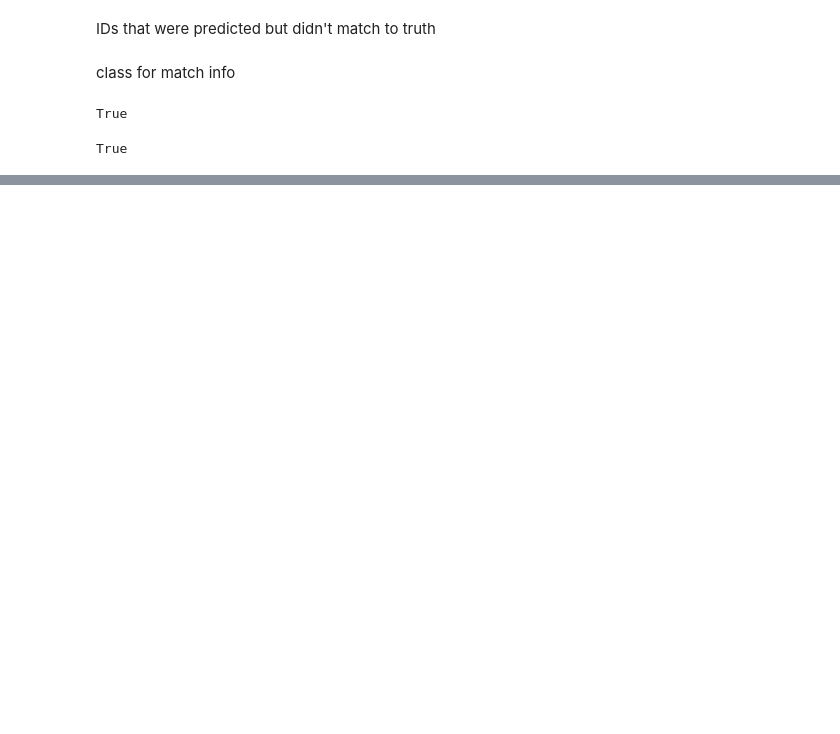
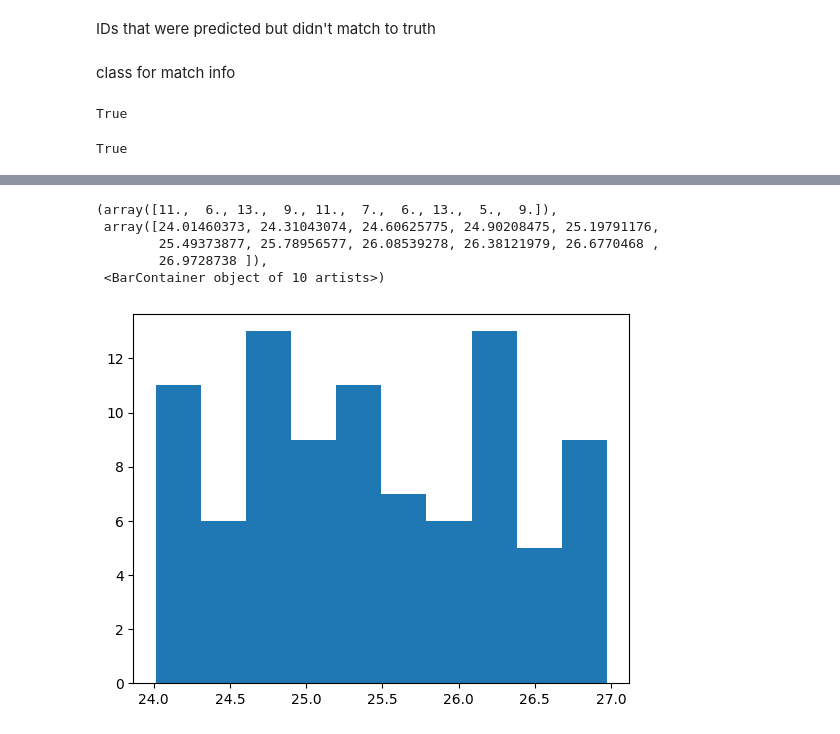
Before and after one commit to LSSTDESC/lost-and-found, a Jupyter notebook: notebooks/fof-example.ipynb, the cells around one changed output, grey strips where cells are left out. Saved outputs shown, nothing was run; the diff lists cells and outputs as text; code cells hidden in the pictures; blank space fills up the shorter version.

```diff
--- a/notebooks/fof-example.ipynb
+++ b/notebooks/fof-example.ipynb
@@ -126,0 +169,9 @@ True
+# %%
+plt.hist(pred['mag'][test_match.found])
+# %% [output]
+(array([11.,  6., 13.,  9., 11.,  7.,  6., 13.,  5.,  9.]),
+ array([24.01460373, 24.31043074, 24.60625775, 24.90208475, 25.19791176,
+        25.49373877, 25.78956577, 26.08539278, 26.38121979, 26.6770468 ,
+        26.9728738 ]),
+ <BarContainer object of 10 artists>)
+[figure, added]
```
Also changed, not shown: parts of 9 cells of this notebook.
